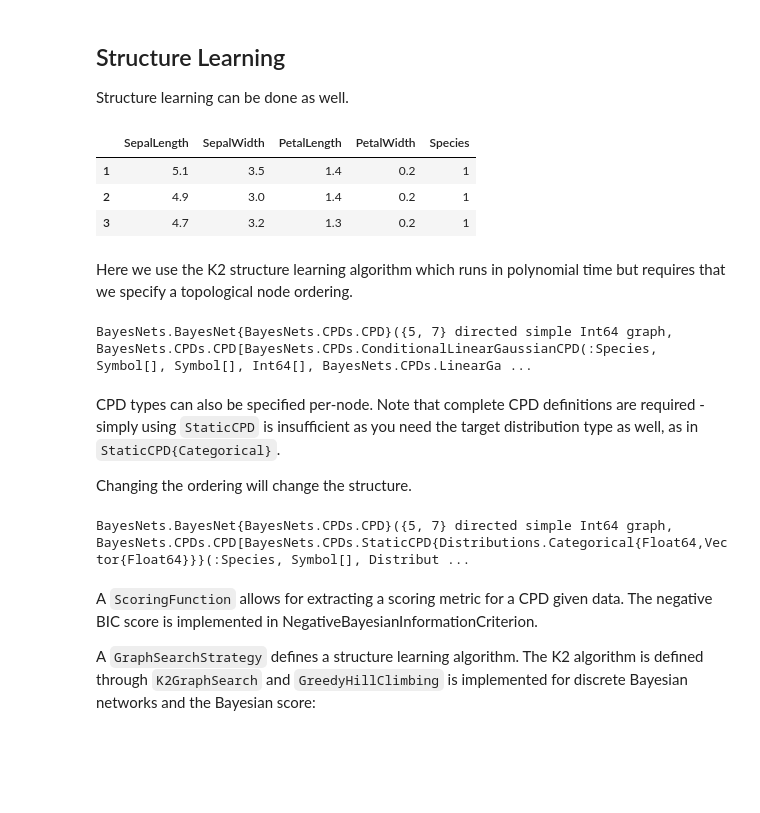
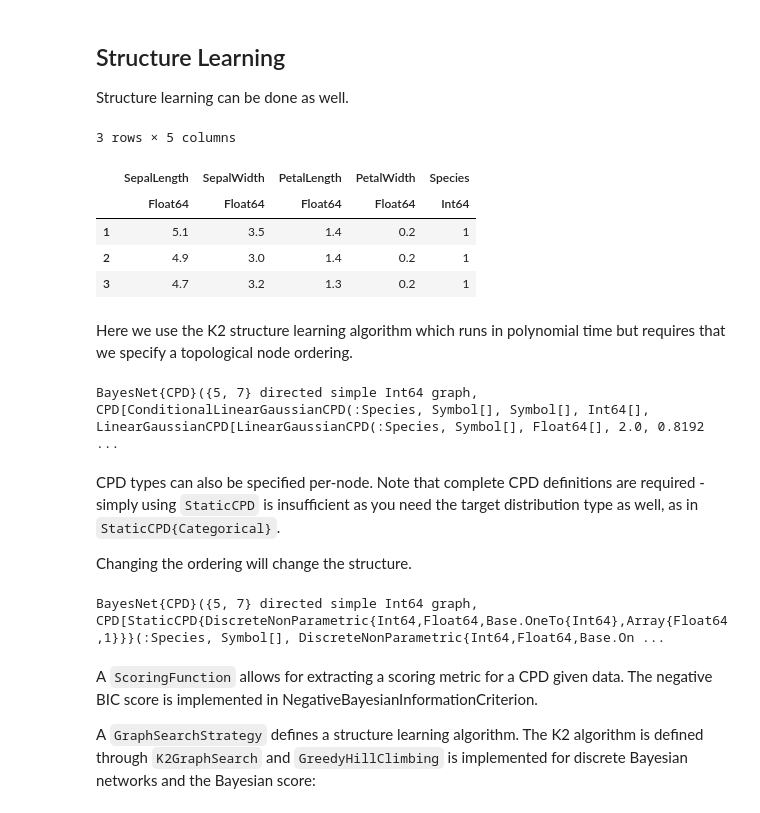
Before and after one commit to sisl/BayesNets.jl, a Jupyter notebook: doc/BayesNets.ipynb, the cells around one changed output. Saved outputs shown, nothing was run; the diff lists cells and outputs as text; code cells hidden in the pictures; blank space fills up the shorter version.

```diff
--- a/doc/BayesNets.ipynb
+++ b/doc/BayesNets.ipynb
@@ -297,18 +311,20 @@ Structure learning can be done as well.
 # %%
 using Discretizers
 using RDatasets
 iris = dataset("datasets", "iris")
 names(iris)
 data = DataFrame(
-    SepalLength = iris[:SepalLength],
-    SepalWidth = iris[:SepalWidth],
-    PetalLength = iris[:PetalLength],
-    PetalWidth = iris[:PetalWidth],
-    Species = encode(CategoricalDiscretizer(iris[:Species]), iris[:Species]),
+    SepalLength = iris[!,:SepalLength],
+    SepalWidth = iris[!,:SepalWidth],
+    PetalLength = iris[!,:PetalLength],
+    PetalWidth = iris[!,:PetalWidth],
+    Species = encode(CategoricalDiscretizer(iris[!,:Species]), iris[!,:Species]),
 )
 data[1:3,:] # only display a subset...
 # %% [output]
+3 rows × 5 columns
 |  | SepalLength | SepalWidth | PetalLength | PetalWidth | Species |
+|  | Float64 | Float64 | Float64 | Float64 | Int64 |
 | 1 | 5.1 | 3.5 | 1.4 | 0.2 | 1 |
 | 2 | 4.9 | 3.0 | 1.4 | 0.2 | 1 |
 | 3 | 4.7 | 3.2 | 1.3 | 0.2 | 1 |
@@ -320,7 +336,7 @@ parameters = K2GraphSearch([:Species, :SepalLength, :SepalWidth, :PetalLength, :
                        max_n_parents=2)
 fit(BayesNet, data, parameters)
 # %% [output]
-BayesNets.BayesNet{BayesNets.CPDs.CPD}({5, 7} directed simple Int64 graph, BayesNets.CPDs.CPD[BayesNets.CPDs.ConditionalLinearGaussianCPD(:Species, Symbol[], Symbol[], Int64[], BayesNets.CPDs.LinearGa ...
+BayesNet{CPD}({5, 7} directed simple Int64 graph, CPD[ConditionalLinearGaussianCPD(:Species, Symbol[], Symbol[], Int64[], LinearGaussianCPD[LinearGaussianCPD(:Species, Symbol[], Float64[], 2.0, 0.8192 ...
 # %% [markdown]
 CPD types can also be specified per-node. Note that complete CPD definitions are required - simply using `StaticCPD` is insufficient as you need the target distribution type as well, as in `StaticCPD{Categorical}`.
 
@@ -332,7 +348,7 @@ parameters = K2GraphSearch([:Species, :PetalLength, :PetalWidth, :SepalLength, :
                         max_n_parents=2)
 fit(BayesNet, data, parameters)
 # %% [output]
-BayesNets.BayesNet{BayesNets.CPDs.CPD}({5, 7} directed simple Int64 graph, BayesNets.CPDs.CPD[BayesNets.CPDs.StaticCPD{Distributions.Categorical{Float64,Vector{Float64}}}(:Species, Symbol[], Distribut ...
+BayesNet{CPD}({5, 7} directed simple Int64 graph, CPD[StaticCPD{DiscreteNonParametric{Int64,Float64,Base.OneTo{Int64},Array{Float64,1}}}(:Species, Symbol[], DiscreteNonParametric{Int64,Float64,Base.On ...
 # %% [markdown]
 A `ScoringFunction` allows for extracting a scoring metric for a CPD given data.
 The negative BIC score is implemented in NegativeBayesianInformationCriterion.
```
Also changed, not shown: parts of 26 cells of this notebook, 9 other files.
